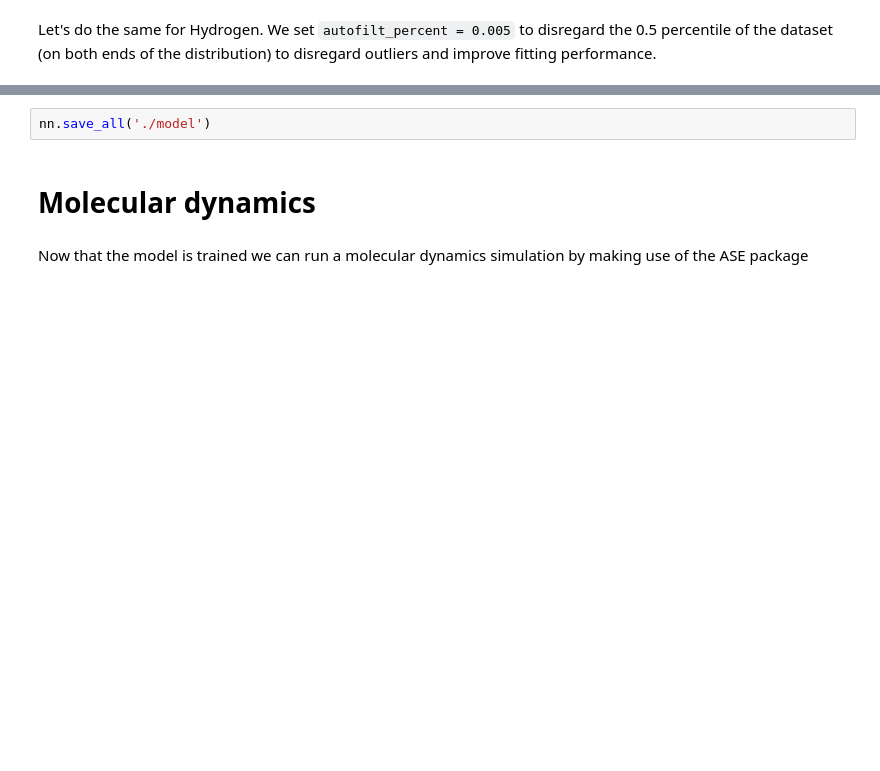
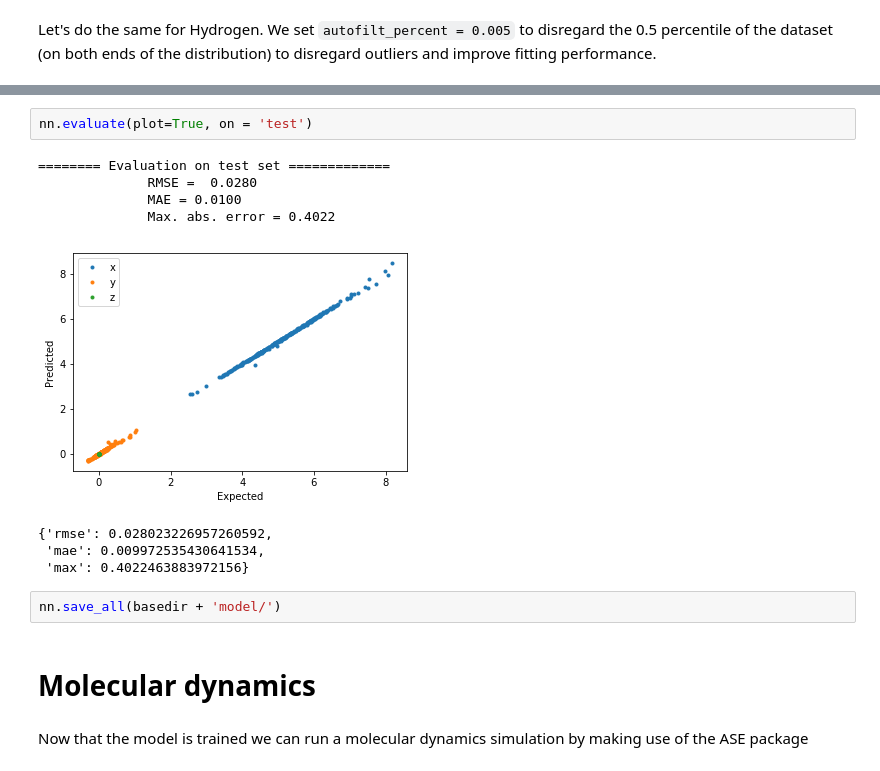
Before and after one commit to semodi/mlcf, a Jupyter notebook: tutorial/tutorial.ipynb, the cells around one changed output, grey strips where cells are left out. Cells and saved outputs as stored; diff of their text form; blank space fills up the shorter version.

```diff
--- a/tutorial/tutorial.ipynb
+++ b/tutorial/tutorial.ipynb
@@ -128,5 +139,16 @@ Training loss || Validation loss
+# %%
+nn.evaluate(plot=True, on = 'test')
+# %% [output]
+======== Evaluation on test set =============
+              RMSE =  0.0280
+              MAE = 0.0100
+              Max. abs. error = 0.4022
+[figure, added]
+{'rmse': 0.028023226957260592,
+ 'mae': 0.009972535430641534,
+ 'max': 0.4022463883972156}
 # %%
-nn.save_all('./model')
+nn.save_all(basedir + 'model/')
 # %% [markdown]
 # Molecular dynamics
 # %% [markdown]
```
Also changed, not shown: parts of 17 cells of this notebook, 54 other files.
